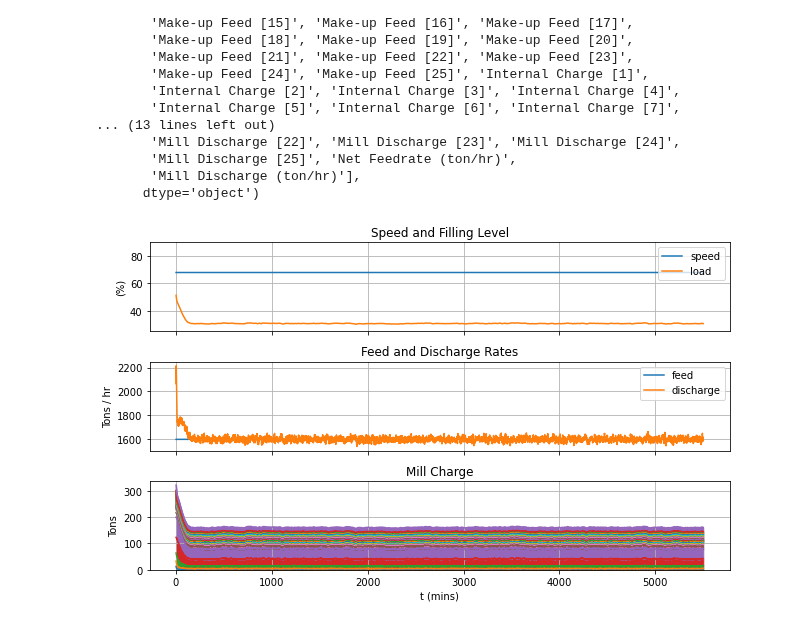
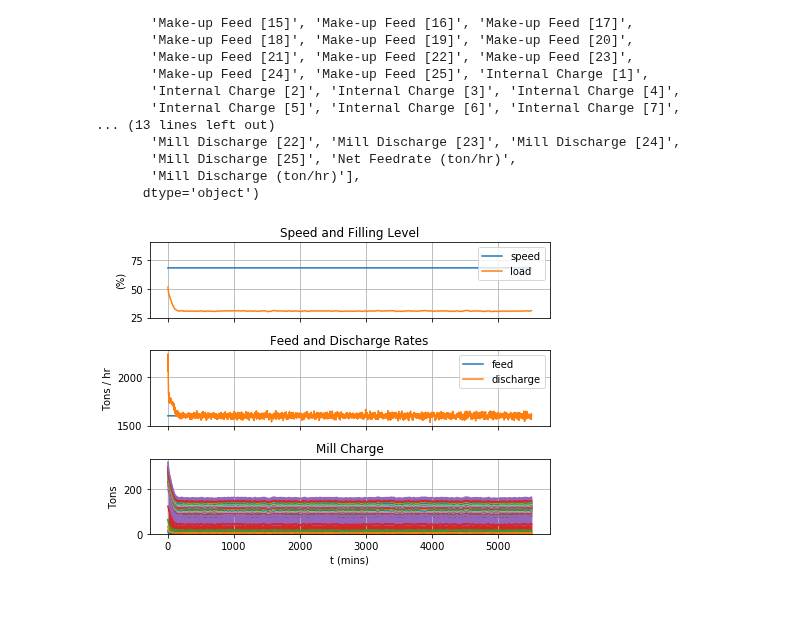
Before and after one commit to billtubbs/mech-575, a Jupyter notebook: code/python/Analyse-grinding-simulation-data.ipynb, the cells around one changed output. Saved outputs shown, nothing was run; the diff lists cells and outputs as text; code cells hidden in the pictures.

```diff
--- a/code/python/Analyse-grinding-simulation-data.ipynb
+++ b/code/python/Analyse-grinding-simulation-data.ipynb
@@ -21,6 +21,6 @@ data_dir = '../../data'
 # %%
 # Read data from file
-data_filename = 'sim_ss_2020-04-12.csv'
+data_filename = 'sim_ss_2020-04-13.csv'
 filepath = os.path.join(data_dir, data_filename)
 sim_data = pd.read_csv(filepath)
 nt = sim_data.shape[0]
@@ -60,7 +60,7 @@ Index(['Timestep', 'Time (mins)', 'Charge Filling (%)', 'Speed (% Critical)',
 # %%
 def plot_sim_results(sim_data,
                      params=('speed', 'load', 'feed', 'discharge', 'charge'),
-                     filename=None):
+                     figsize=(9,5.5), filename=None):
 
     t = sim_data['Time (mins)']
     speed_pct_values = sim_data['Speed (% Critical)']
@@ -70,12 +70,15 @@ def plot_sim_results(sim_data,
     charge_cols = [s for s in sim_data if s.startswith('Internal Charge')]
     charge_weights = sim_data.set_index('Time (mins)')[charge_cols]
 
-    fig, axes = plt.subplots(3, 1, figsize=(9,5.5), sharex=True)
+    fig, axes = plt.subplots(3, 1, figsize=figsize, sharex=True)
 
     style = '-' if speed_pct_values.shape[0] > 51 else '.-'
 
     ax = axes[0]
     ax.plot(t, speed_pct_values, style, label='speed')
+    if 'Charge Filling SP (%)' in sim_data:
+        ax.plot(t, sim_data['Charge Filling SP (%)'], linestyle='--',
+                label='load s.p.')
     ax.plot(t, charge_filling_levels, style, label='load')
     ax.set_ylim(25,90)
     ax.set_title('Speed and Filling Level')
@@ -104,9 +107,10 @@ def plot_sim_results(sim_data,
         plt.savefig(os.path.join(plot_dir, filename))
     plt.show()
 # %%
-plot_sim_results(sim_data, filename = f"sim_time_series_{nt}.pdf")
+plot_sim_results(sim_data, figsize=(6.5,5),
+                 filename = f"sim_results_1_{nt}.png")
 # %% [output]
-[figure, old version]
+[figure, new version]
 # %%
 charge_cols = [s for s in sim_data if s.startswith('Internal Charge')]
 feed_cols = [s for s in sim_data if s.startswith('Make-up Feed')]
```
Also changed, not shown: parts of 10 cells of this notebook, 1 other file.
